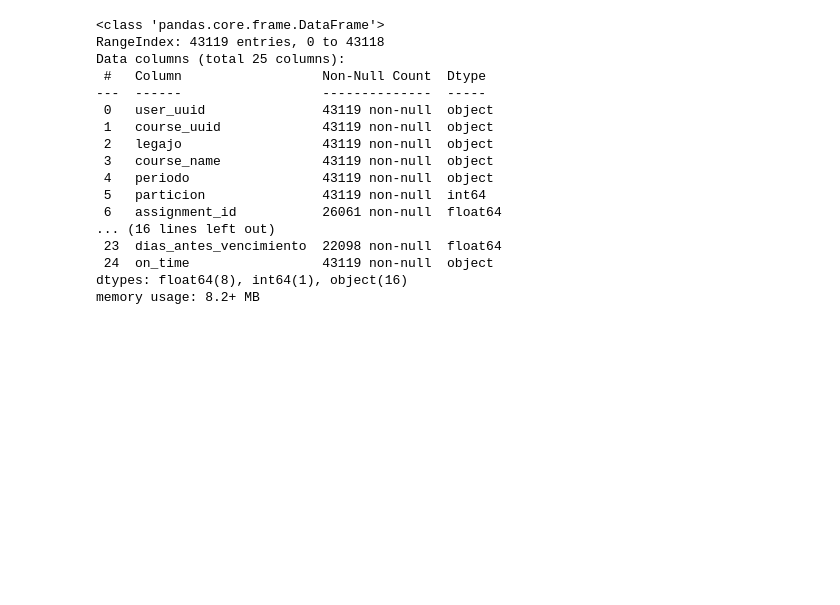
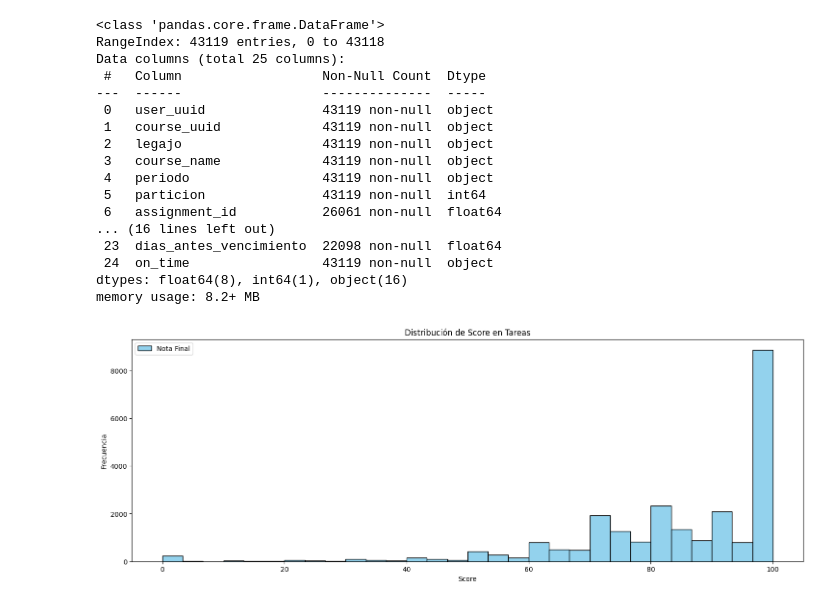
Before and after one commit to tomas-cortez/student_performance, a Jupyter notebook: notebooks/visualizacion.ipynb, the cells around one changed output. Saved outputs shown, nothing was run; the diff lists cells and outputs as text; code cells hidden in the pictures; blank space fills up the shorter version.

```diff
--- a/notebooks/visualizacion.ipynb
+++ b/notebooks/visualizacion.ipynb
@@ -145,3 +254,14 @@ Data columns (total 25 columns):
  24  on_time                 43119 non-null  object
 dtypes: float64(8), int64(1), object(16)
 memory usage: 8.2+ MB
+# %%
+plt.figure(figsize=(18, 6))
+sns.histplot(df_entregas["score"], bins=30, color="skyblue", label="Nota Final", alpha=0.9)
+
+plt.title("Distribución de Score en Tareas")
+plt.xlabel("Score")
+plt.ylabel("Frecuencia")
+plt.legend()
+plt.show()
+# %% [output]
+[figure, added]
```
Also changed, not shown: parts of 19 cells of this notebook.
